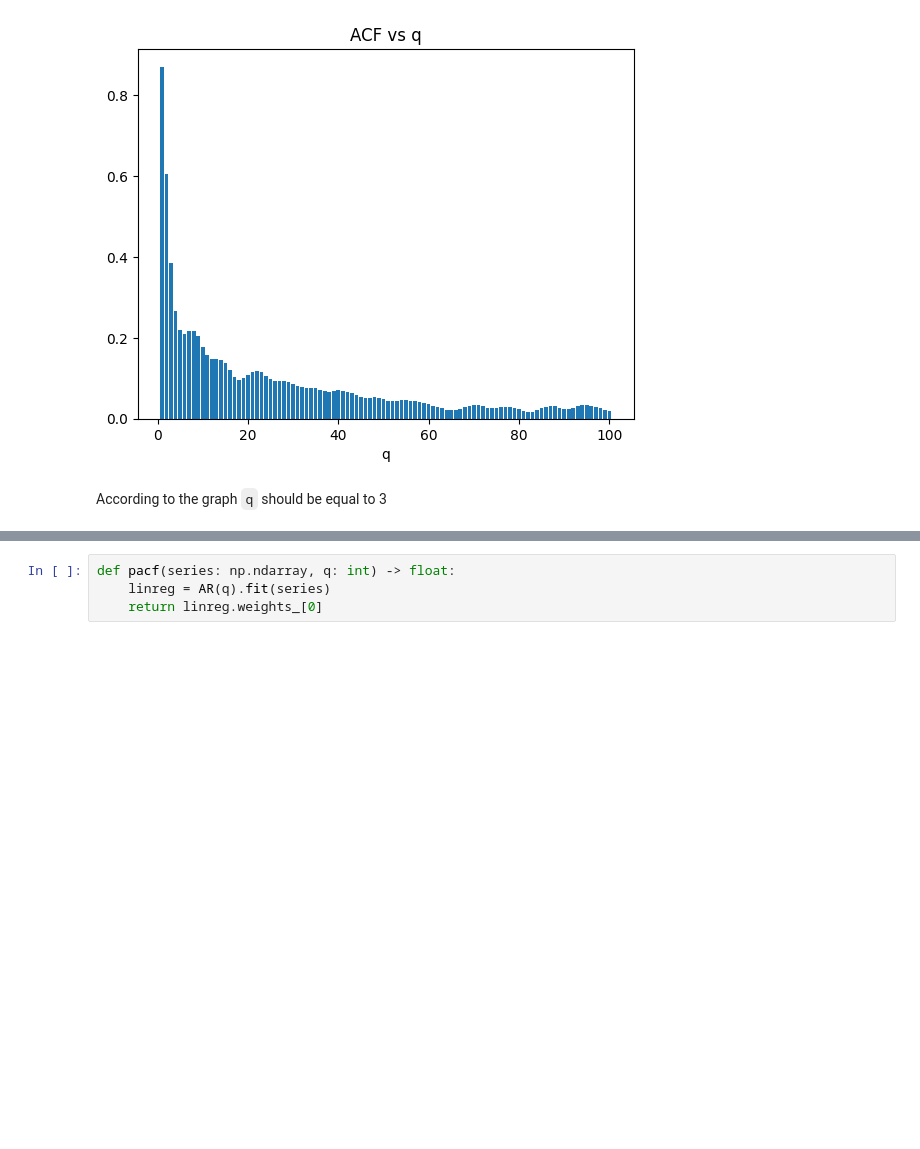
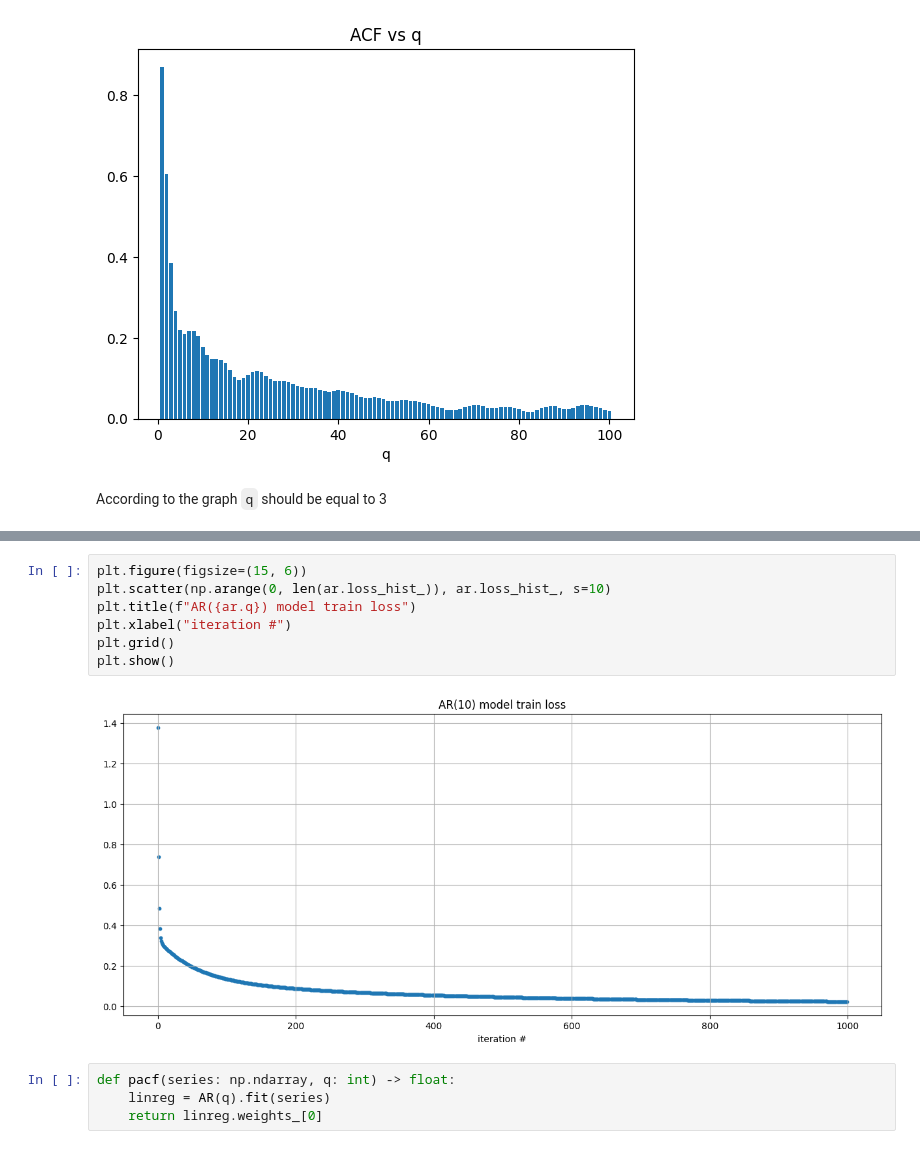
Before and after one commit to succSeeded/ts-2025, a Jupyter notebook: hw1-2/main.ipynb, the cells around one changed output, grey strips where cells are left out. Cells and saved outputs as stored; diff of their text form; blank space fills up the shorter version.

```diff
--- a/hw1-2/main.ipynb
+++ b/hw1-2/main.ipynb
@@ -124,3 +119,12 @@ plt.show()
+# %%
+plt.figure(figsize=(15, 6))
+plt.scatter(np.arange(0, len(ar.loss_hist_)), ar.loss_hist_, s=10)
+plt.title(f"AR({ar.q}) model train loss")
+plt.xlabel("iteration #")
+plt.grid()
+plt.show()
+# %% [output]
+[figure, new version]
 # %%
 def pacf(series: np.ndarray, q: int) -> float:
     linreg = AR(q).fit(series)
```
Also changed, not shown: parts of 5 cells of this notebook.
